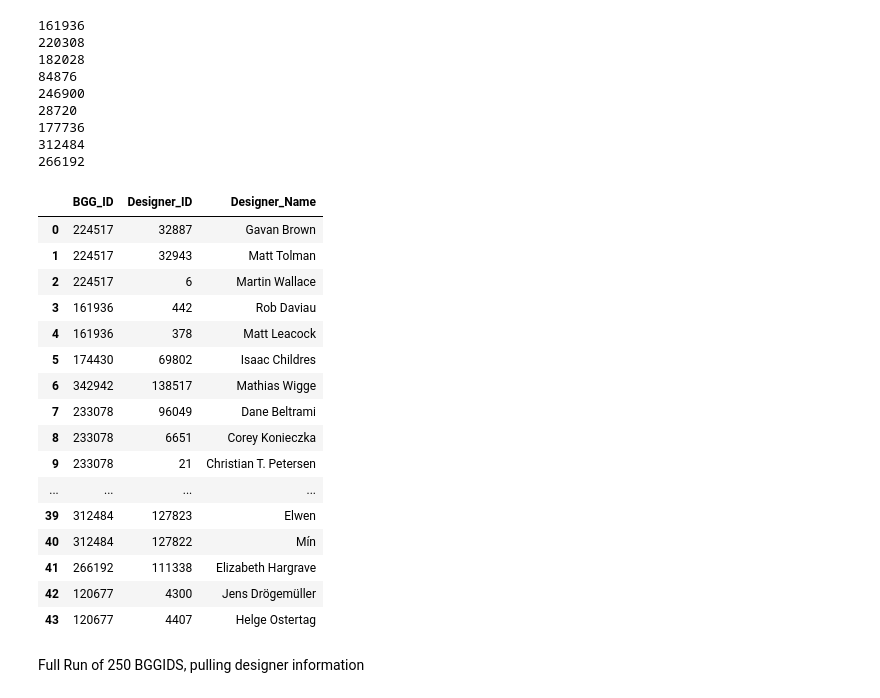
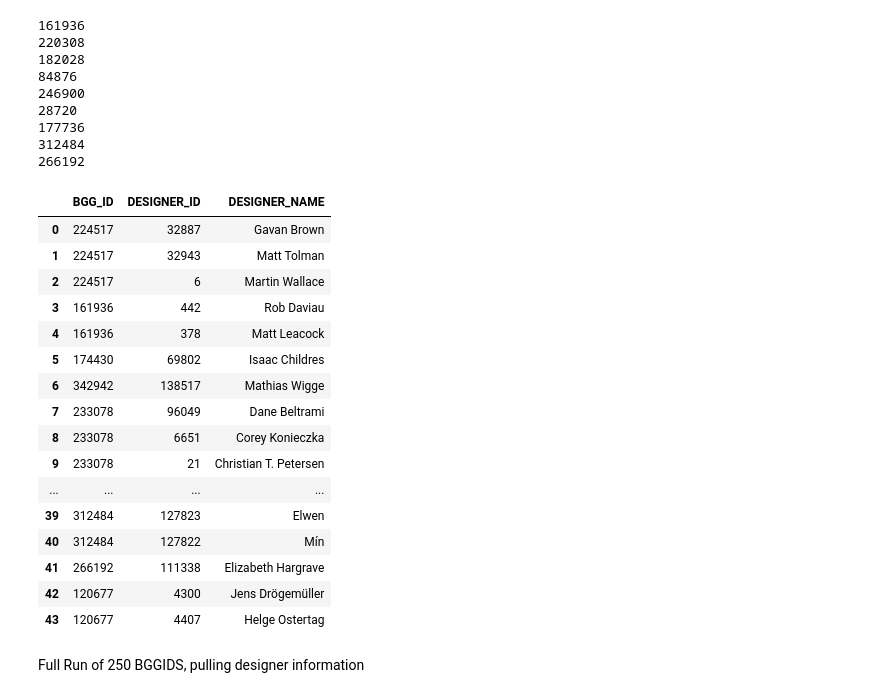
Before and after one commit to jashel08/board_games_capstone, a Jupyter notebook: Board_Games2.ipynb, the cells around one changed output. Saved outputs shown, nothing was run; the diff lists cells and outputs as text; code cells hidden in the pictures.

```diff
--- a/Board_Games2.ipynb
+++ b/Board_Games2.ipynb
@@ -153,0 +162,7 @@ df_bgr_top.head(20)
+# %%
+df_bgr_top.rename(columns={'id': 'BGG_ID', 'name': 'GAME_NAME', 'yearpublished': 'PUBLISH_YR', 'rank': 'OVERALL_RANK', 'bayesaverage': 'BAYES_AVG',
+                           'average': 'AVG_RATING','usersrated': 'USER_RATING', 'is_expansion': 'EXPANSION_IND', 'abstracts_rank': 'ABSTRACTS_RANK',
+                           'cgs_rank': 'CGS_RANK', 'childrensgames_rank': 'CHILDREN_GAME_RANK', 'familygames_rank': 'FAMILY_RANK', 'partygames_rank': 'PARTY_RANK',
+                           'strategygames_rank': 'STRATEGY_RANK', 'thematic_rank': 'THEMATIC_RANK', 'wargames_rank': 'WARGAME_RANK'}, inplace=True)
+
+df_bgr_top.info()
@@ -187,21 +195,0 @@ Small scale test of XML Parsing based on one BGG ID.
-# %%
-root = ET.fromstring(api_data)
-bgg_id_ls = []
-des_id_ls = []
-des_name_ls = []
-##designers = {'BGG ID': bgg_id_ser}
-designers_smol = {'BGG_ID': ['224517']}
-
-##for index, row in df_designersv3.iterrows():
-for item in root:
-  for link in item.findall('link'):
-    if(link.get('type') == 'boardgamedesigner'):
-      des_id_ls.append(link.get('id'))
-      des_name_ls.append(link.get('value'))
-      bgg_id_ls.append(item.get('id'))
-des_id_ser = pd.Series(des_id_ls)
-des_name_ser = pd.Series(des_name_ls)
-bgg_id_ser = pd.Series(bgg_id_ls)
-desv3_frame = {'BGG_ID': bgg_id_ser, 'Designer_ID': des_id_ser, 'Designer_Name': des_name_ser}
-df_designersv3 = pd.DataFrame(desv3_frame)
-df_designersv3
@@ -213,8 +196,8 @@ df_designersv3
 # %% [markdown]
 Larger Scale Test
 # %%
-df_bgr_30 = pd.DataFrame(df_bgr2.loc[(df_bgr2['rank'] >=1) & (df_bgr2['rank'] <=30)])
-bg_ids_30 = df_bgr_30['id'].values.tolist()
+df_bgr_30 = pd.DataFrame(df_bgr_top.loc[(df_bgr_top['OVERALL_RANK'] >=1) & (df_bgr_top['OVERALL_RANK'] <=30)])
+bg_ids_30 = df_bgr_30['BGG_ID'].values.tolist()
 bgidtest30 = [i for (i,x) in enumerate(bg_ids_30) if x%4 == 0]
 for id in bg_ids_30:
     if id%4 == 0:
@@ -232,36 +215,36 @@ for id in bg_ids_30:
 # %%
 API_base_string = 'https://boardgamegeek.com/xmlapi2/thing?id='
 bgg_id_ls = []
 des_id_ls = []
 des_name_ls = []
 for id in bg_ids_30:
     api_rec_30 = requests.get(API_base_string + str(id))
     api_data_30 = api_rec_30.content
     root = ET.fromstring(api_data_30)
     if id%4 == 0:
-      time.sleep(20)
+      time.sleep(6)
       for item in root:
         for link in item.findall('link'):
           if(link.get('type') == 'boardgamedesigner'):
             des_id_ls.append(link.get('id'))
             des_name_ls.append(link.get('value'))
             bgg_id_ls.append(item.get('id'))
     else:
       for item in root:
         for link in item.findall('link'):
           if(link.get('type') == 'boardgamedesigner'):
             des_id_ls.append(link.get('id'))
             des_name_ls.append(link.get('value'))
             bgg_id_ls.append(item.get('id'))
 
 des_id_ser = pd.Series(des_id_ls)
 des_name_ser = pd.Series(des_name_ls)
 bgg_id_ser = pd.Series(bgg_id_ls)
-desv3_frame = {'BGG_ID': bgg_id_ser, 'Designer_ID': des_id_ser, 'Designer_Name': des_name_ser}
+desv3_frame = {'BGG_ID': bgg_id_ser, 'DESIGNER_ID': des_id_ser, 'DESIGNER_NAME': des_name_ser}
 df_designersv3 = pd.DataFrame(desv3_frame)
 df_designersv3
 # %% [output]
-|  | BGG_ID | Designer_ID | Designer_Name |
+|  | BGG_ID | DESIGNER_ID | DESIGNER_NAME |
 | 0 | 224517 | 32887 | Gavan Brown |
 | 1 | 224517 | 32943 | Matt Tolman |
 | 2 | 224517 | 6 | Martin Wallace |
```
Also changed, not shown: parts of 29 cells of this notebook, 1 other file.
